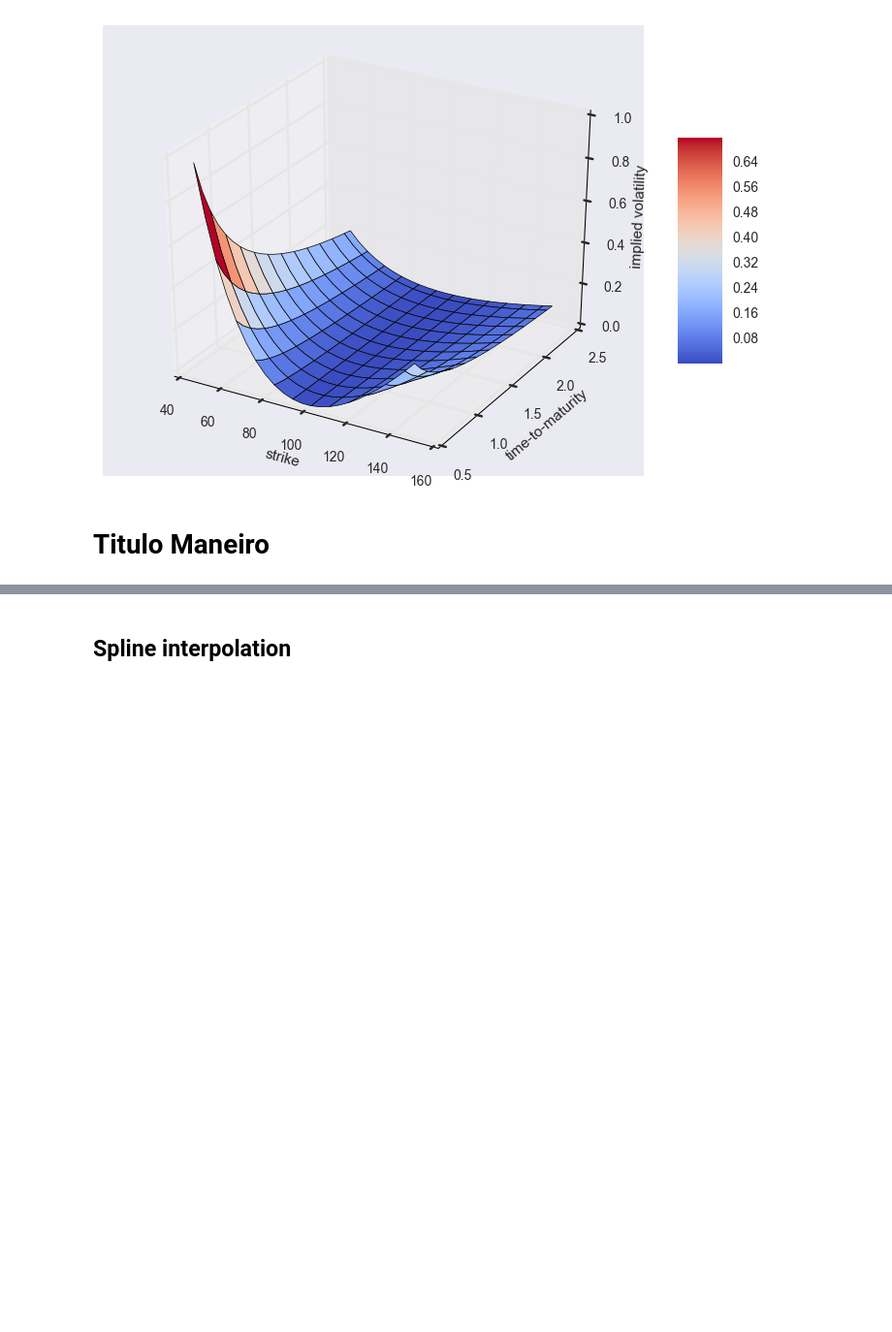
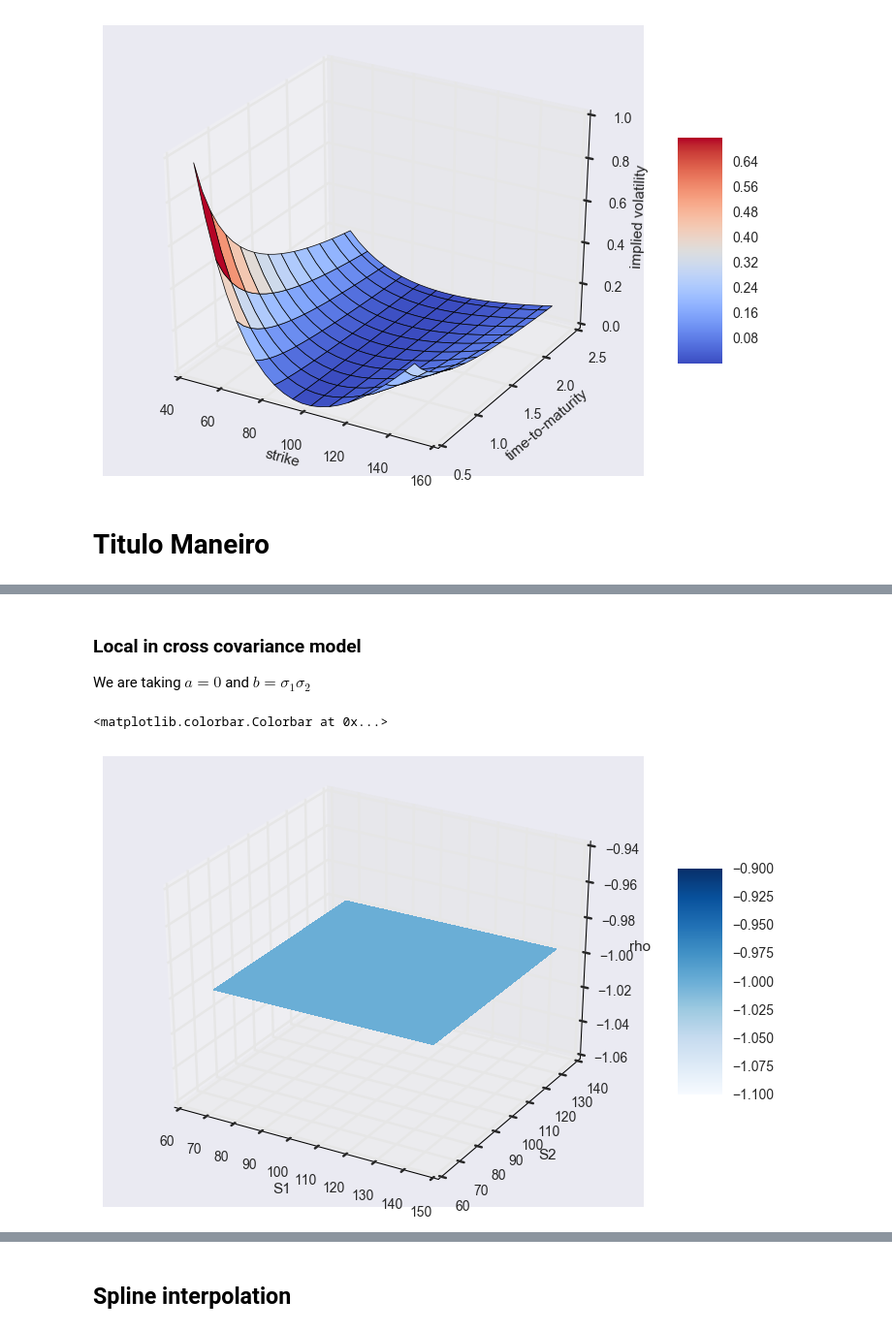
Before and after one commit to FelipeAndresG/FX-triangle, a Jupyter notebook: Code/FX_calibration.ipynb, the cells around one changed output, grey strips where cells are left out. Shown at 97% size. Drawn from its saved outputs; the diff is of its cells as text; code cells hidden in the pictures; blank space fills up the shorter version.

```diff
--- a/Code/FX_calibration.ipynb
+++ b/Code/FX_calibration.ipynb
@@ -167,0 +222,25 @@ plt.ylabel(r"$\rho$")
+# %% [markdown]
+### Local in cross covariance model
+We are taking  $a = 0$ and $b = \sigma_1 \sigma_2$
+# %%
+a, b = 0, sigma1 * sigma2
+flist = calibrate(S_1, S_2, sigma1, sigma2, a, b, grilha)
+t = 10
+s1, s2 = np.meshgrid(S_1[t], S_2[t])
+z = (1/b) * (flist[t](s1/s2) - a)
+
+fig = plt.figure(figsize=(9, 6))
+ax = fig.gca(projection='3d')
+
+surf = ax.plot_surface(s1, s2, z, rstride=1, cstride=1,
+                       cmap=plt.cm.Blues, linewidth=0,
+                       antialiased=False)
+
+ax.set_xlabel('S1')
+ax.set_ylabel('S2')
+ax.set_zlabel('rho')
+
+fig.colorbar(surf, shrink=0.5, aspect=5)
+# %% [output]
+<matplotlib.colorbar.Colorbar at 0x...>
+[figure, added]
```
Also changed, not shown: parts of 20 cells of this notebook.
